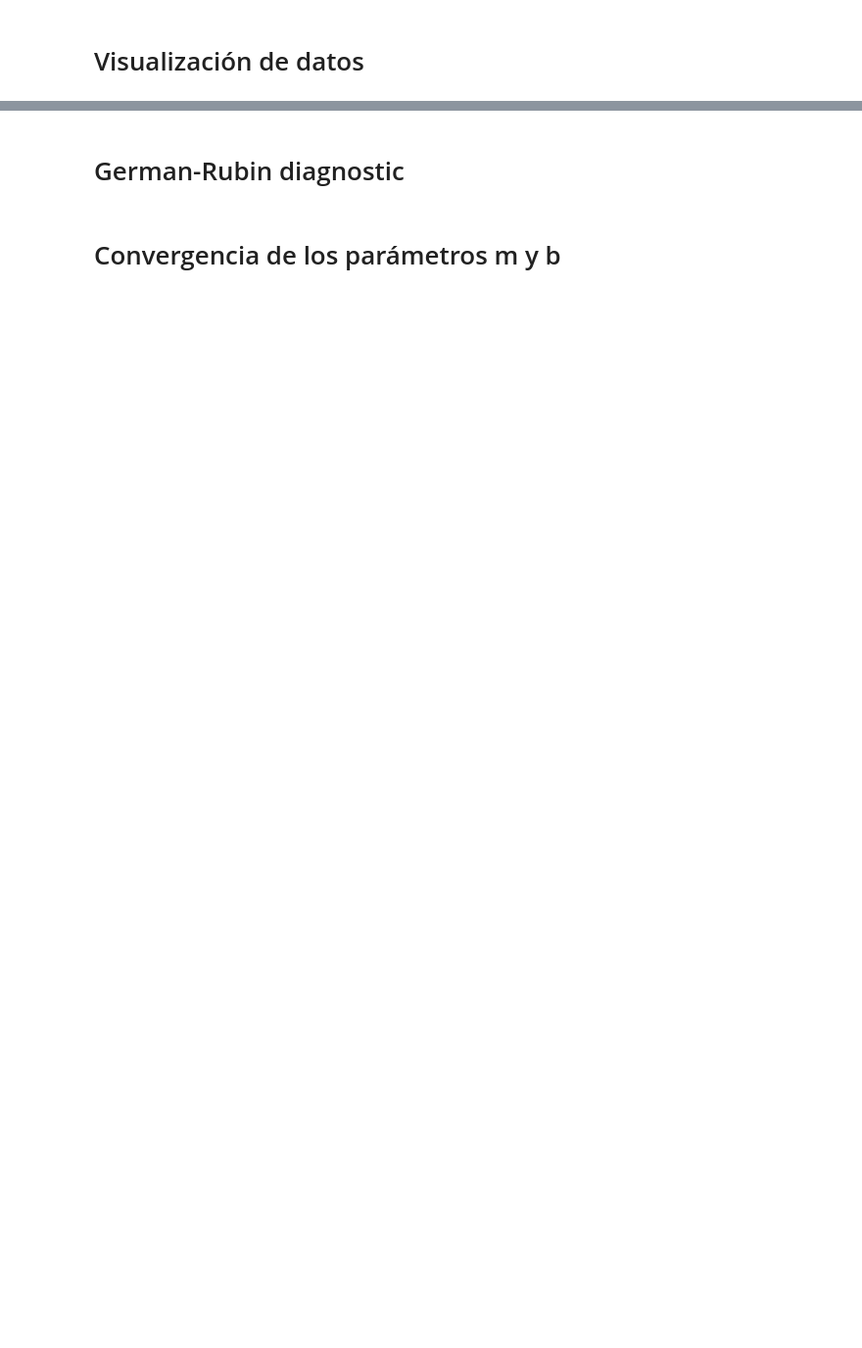
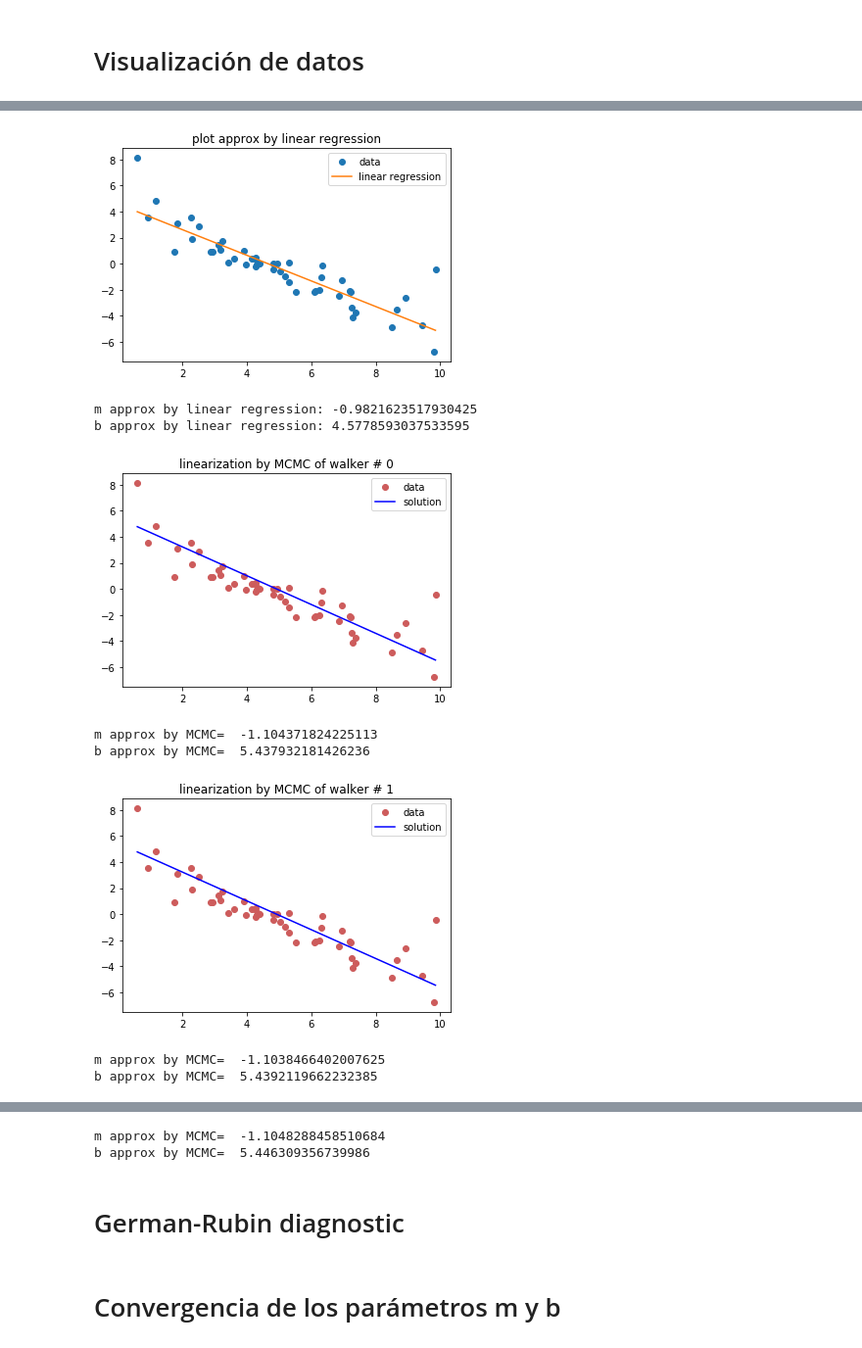
Before and after one commit to DCIDA2019/dcida2020ii-DianaAvendanoVazquez, a Jupyter notebook: Oct30/Gelman-Rubin_diagnostic.ipynb, the cells around one changed output, grey strips where cells are left out. Shown: that part at 98% size. Drawn from its saved outputs; the diff is of its cells as text; code cells hidden in the pictures; blank space fills up the shorter version.

```diff
--- a/Oct30/Gelman-Rubin_diagnostic.ipynb
+++ b/Oct30/Gelman-Rubin_diagnostic.ipynb
@@ -185,21 +189,31 @@ for i in range(caminadores):
 # %%
-# plt.plot(x,y,'o', label = 'data')
-# plt.plot(x, (-0.9821623517930425)*x + 4.5778593037533595, label = 'linear regression')
-# plt.title('plot approx by linear regression')
-# plt.legend()
-# plt.show()
+plt.plot(x,y,'o', label = 'data')
+plt.plot(x, (-0.9821623517930425)*x + 4.5778593037533595, label = 'linear regression')
+plt.title('plot approx by linear regression')
+plt.legend()
+plt.show()
 
-# print('m approx by linear regression:',  -0.9821623517930425)
-# print('b approx by linear regression:', 4.5778593037533595)
-# #-----------------------------------------------------------------------------------
-# # visualización de la linealización
-# #-----------------------------------------------------------------------------------
-# for i in range(caminadores):
-#     plt.plot(x,y,'o', color='indianred', label = 'data')
-#     plt.plot(x,f(x,walkers[i][1][-1],walkers[i][2][-1]), color = 'b',label = 'solution')
-#     plt.title('linearization by MCMC of walker # ' + str(i))
-#     plt.legend()
-#     plt.show()
+print('m approx by linear regression:',  -0.9821623517930425)
+print('b approx by linear regression:', 4.5778593037533595)
+#-----------------------------------------------------------------------------------
+# visualización de la linealización
+#-----------------------------------------------------------------------------------
+for i in range(caminadores):
+    plt.plot(x,y,'o', color='indianred', label = 'data')
+    plt.plot(x,f(x,walkers[i][1][-1],walkers[i][2][-1]), color = 'b',label = 'solution')
+    plt.title('linearization by MCMC of walker # ' + str(i))
+    plt.legend()
+    plt.show()
 
-#     print('m approx by MCMC= ',walkers[i][1][-1])
-#     print('b approx by MCMC= ',walkers[i][2][-1])
+    print('m approx by MCMC= ',walkers[i][1][-1])
+    print('b approx by MCMC= ',walkers[i][2][-1])
+# %% [output]
+[figure, added]
+m approx by linear regression: -0.9821623517930425
+b approx by linear regression: 4.5778593037533595
+[figure, added]
+m approx by MCMC=  -1.104371824225113
+b approx by MCMC=  5.437932181426236
+[figure, added]
+m approx by MCMC=  -1.1038466402007625
+b approx by MCMC=  5.4392119662232385
@@ -206,3 +221,5 @@ for i in range(caminadores):
+m approx by MCMC=  -1.1048288458510684
+b approx by MCMC=  5.446309356739986
 # %% [markdown]
 # German-Rubin diagnostic
 # %% [markdown]
```
Also changed, not shown: parts of 14 cells of this notebook.
